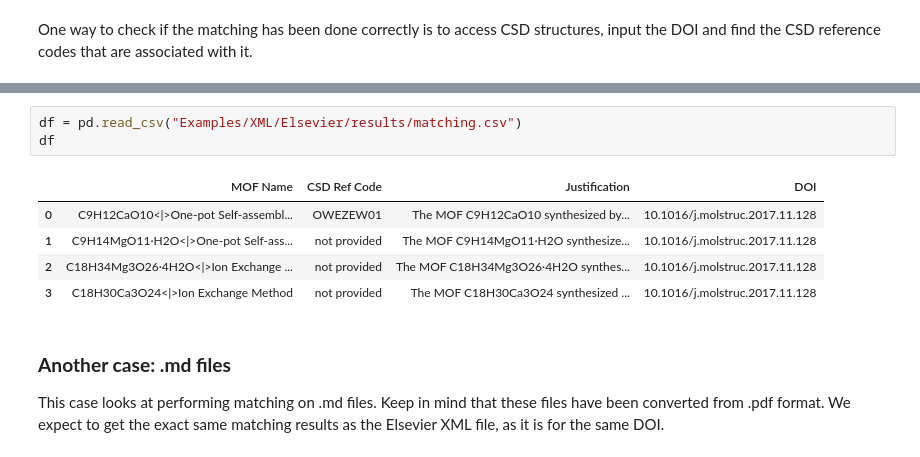
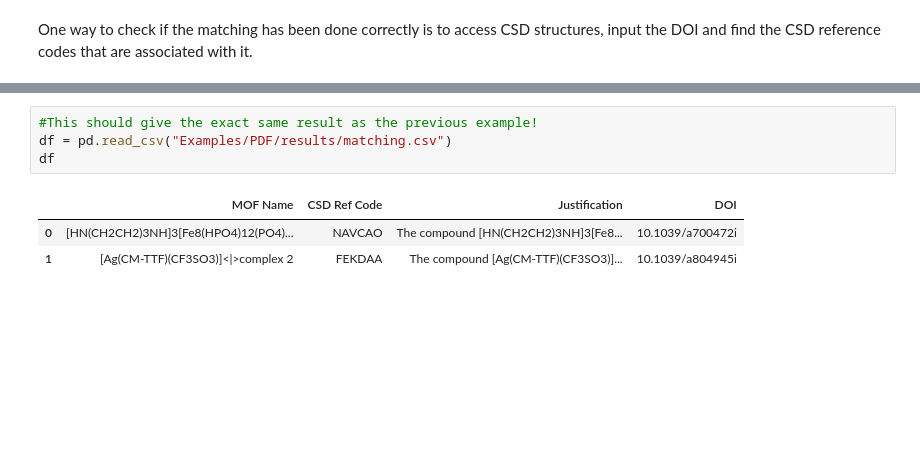
Before and after one commit to AI4ChemS/MOF_ChemUnity, a Jupyter notebook: src/ChemUnity_Matching.ipynb, the cells around one changed output, grey strips where cells are left out. Cells and saved outputs as stored; diff of their text form; blank space fills up the shorter version.

```diff
--- a/src/ChemUnity_Matching.ipynb
+++ b/src/ChemUnity_Matching.ipynb
@@ -285,13 +305,8 @@ Processed 1 DOIs in this batch.
 # %%
-df = pd.read_csv("Examples/XML/Elsevier/results/matching.csv")
+#This should give the exact same result as the previous example!
+df = pd.read_csv("Examples/PDF/results/matching.csv")
 df
 # %% [output]
 |  | MOF Name | CSD Ref Code | Justification | DOI |
-| 0 | C9H12CaO10<|>One-pot Self-assembl... | OWEZEW01 | The MOF C9H12CaO10 synthesized by... | 10.1016/j.molstruc.2017.11.128 |
-| 1 | C9H14MgO11·H2O<|>One-pot Self-ass... | not provided | The MOF C9H14MgO11·H2O synthesize... | 10.1016/j.molstruc.2017.11.128 |
-| 2 | C18H34Mg3O26·4H2O<|>Ion Exchange ... | not provided | The MOF C18H34Mg3O26·4H2O synthes... | 10.1016/j.molstruc.2017.11.128 |
-| 3 | C18H30Ca3O24<|>Ion Exchange Method | not provided | The MOF C18H30Ca3O24 synthesized ... | 10.1016/j.molstruc.2017.11.128 |
+| 0 | [HN(CH2CH2)3NH]3[Fe8(HPO4)12(PO4)... | NAVCAO | The compound [HN(CH2CH2)3NH]3[Fe8... | 10.1039/a700472i |
+| 1 | [Ag(CM-TTF)(CF3SO3)]<|>complex 2 | FEKDAA | The compound [Ag(CM-TTF)(CF3SO3)]... | 10.1039/a804945i |
-# %% [markdown]
-### <b>Another case: .md files</b>
-
-This case looks at performing matching on .md files. Keep in mind that these files have been converted from .pdf format. We expect to get the exact same matching results as the Elsevier XML file, as it is for the same DOI.
```
Also changed, not shown: parts of 22 cells of this notebook, 35 other files.
